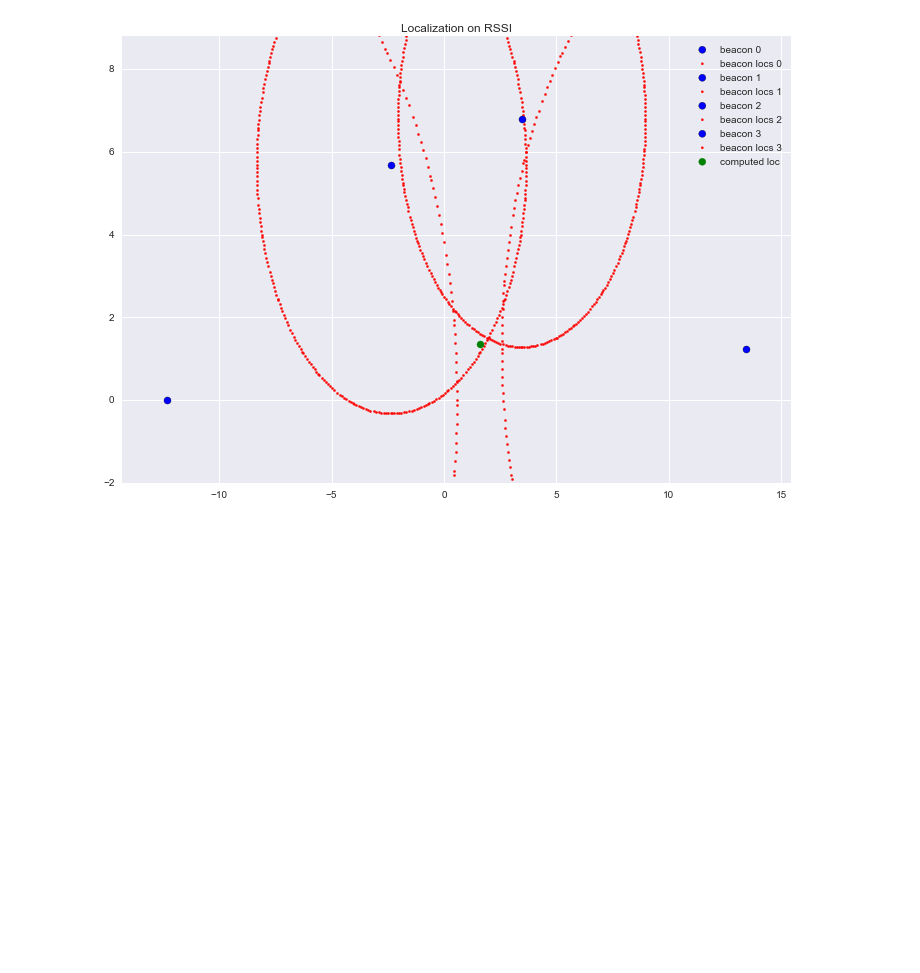
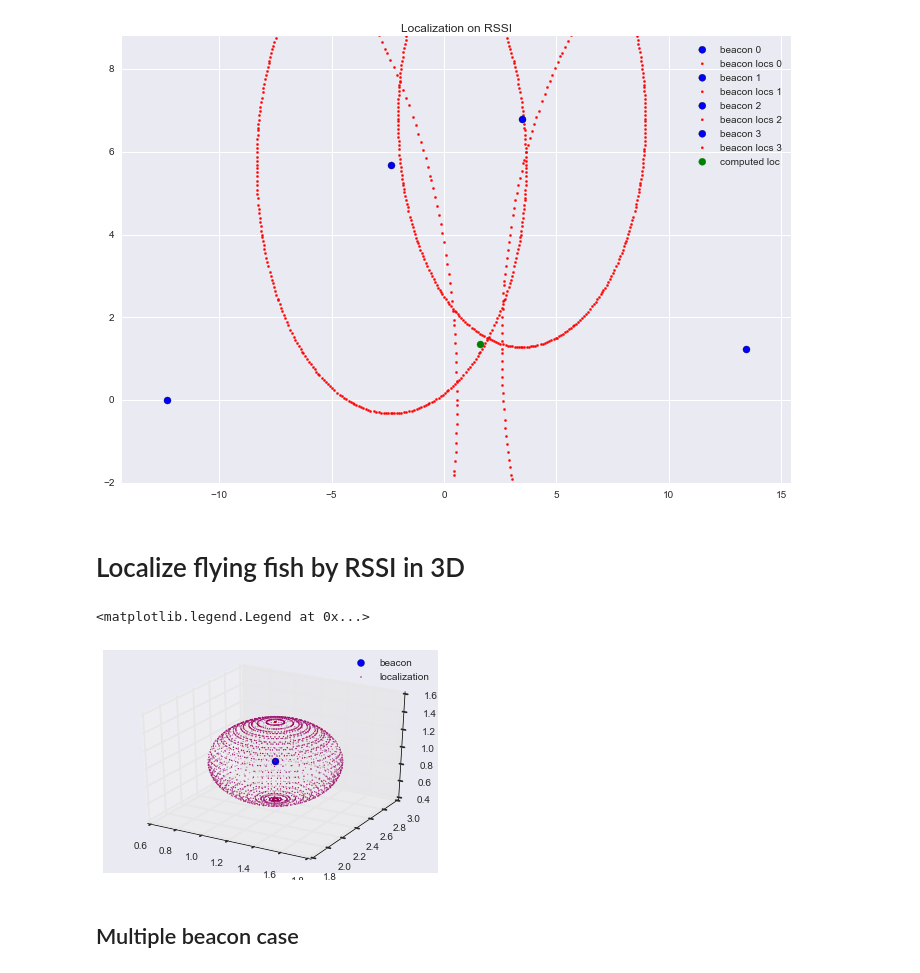
Before and after one commit to vfdev-5/Exocoetidae, a Jupyter notebook: flying_fish_localization.ipynb, the cells around one changed output. Saved outputs shown, nothing was run; the diff lists cells and outputs as text; code cells hidden in the pictures; blank space fills up the shorter version.

```diff
--- a/flying_fish_localization.ipynb
+++ b/flying_fish_localization.ipynb
@@ -184,3 +173,5 @@ plt.xlim(np.min(beacon_positions[:,0]) - 2.0, np.max(beacon_positions[:,0]) + 2.
 _ = plt.ylim(np.min(beacon_positions[:,1]) - 2.0, np.max(beacon_positions[:,1]) + 2.0)
 # %% [output]
 [figure]
+# %% [markdown]
+# Localize flying fish by RSSI in 3D
@@ -186,0 +184,25 @@ _ = plt.ylim(np.min(beacon_positions[:,1]) - 2.0, np.max(beacon_positions[:,1])
+# %%
+def points_3d_from_rssi(s, rssi_to_dist_f, beacon_pos=(0.0, 0.0, 0.0)):
+    d = rssi_to_dist_f(s)
+    phi = np.arange(0.0, 360.0, 5.0)
+    thetas = np.arange(0.0, 180.0, 5.0)
+    pts = np.zeros((len(phi) * len(thetas), 3))
+    for i, theta in enumerate(thetas):
+        indices = i * len(phi) +  np.arange(len(phi))
+        pts[indices, 0] = beacon_pos[0] + d * np.cos(phi) * np.sin(theta)
+        pts[indices, 1] = beacon_pos[1] + d * np.sin(phi) * np.sin(theta)
+        pts[indices, 2] = beacon_pos[2] + d * np.cos(theta)
+    return pts
+# %%
+beacon_pos = (1.234, 2.345, 1.0)
+pts = points_3d_from_rssi(-110.5, lambda s: rssi_to_dist(s, a=-120), beacon_pos)
+plt.title("Localization on RSSI")
+ax = plt.subplot(111, projection='3d')
+ax.scatter(beacon_pos[0], beacon_pos[1], beacon_pos[2], s=50, label='beacon')
+ax.scatter(pts[:,0], pts[:,1], pts[:, 2], color='r', s=1, label='localization')
+plt.legend()
+# %% [output]
+<matplotlib.legend.Legend at 0x...>
+[figure, added]
+# %% [markdown]
+## Multiple beacon case
```
Also changed, not shown: parts of 11 cells of this notebook, 4 other files.
